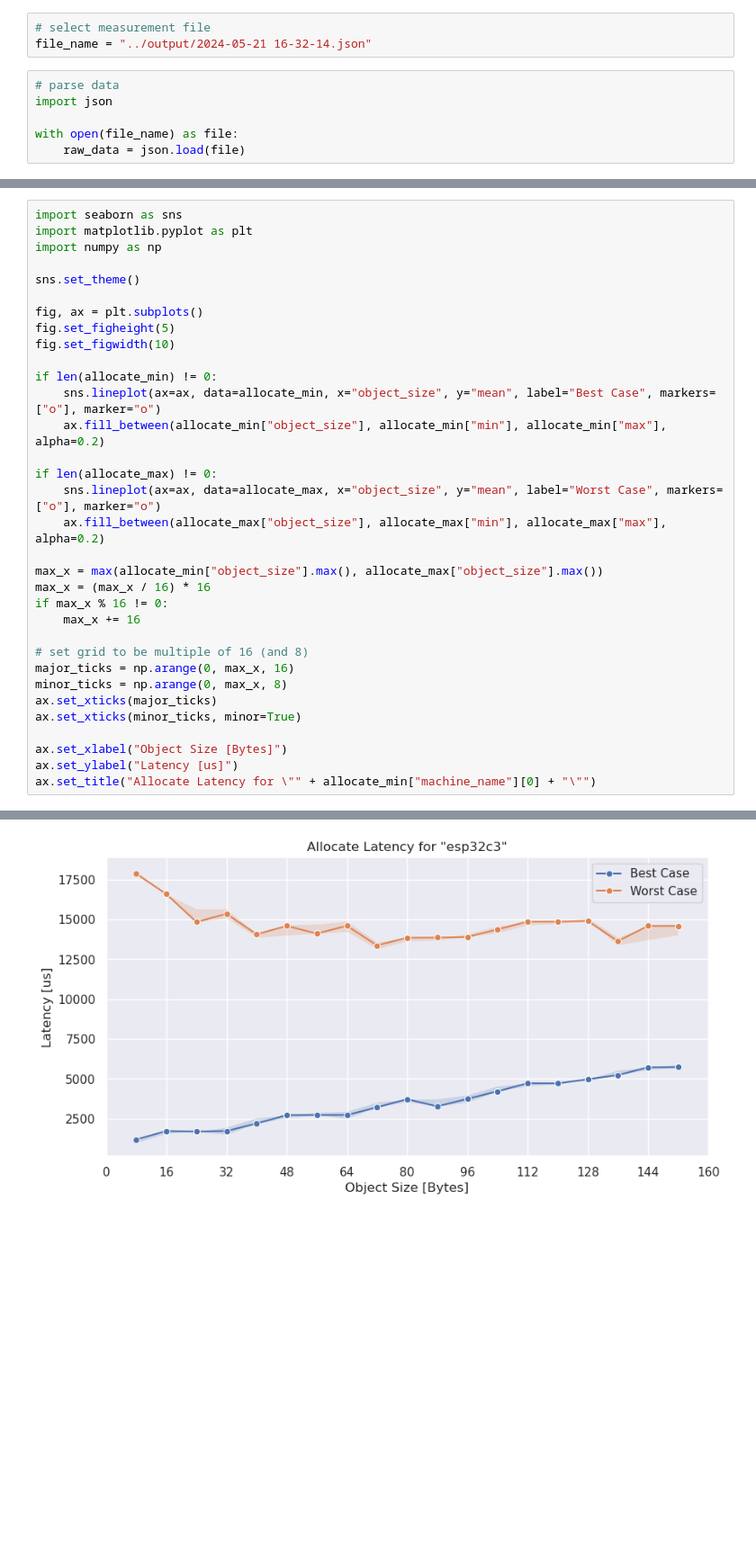
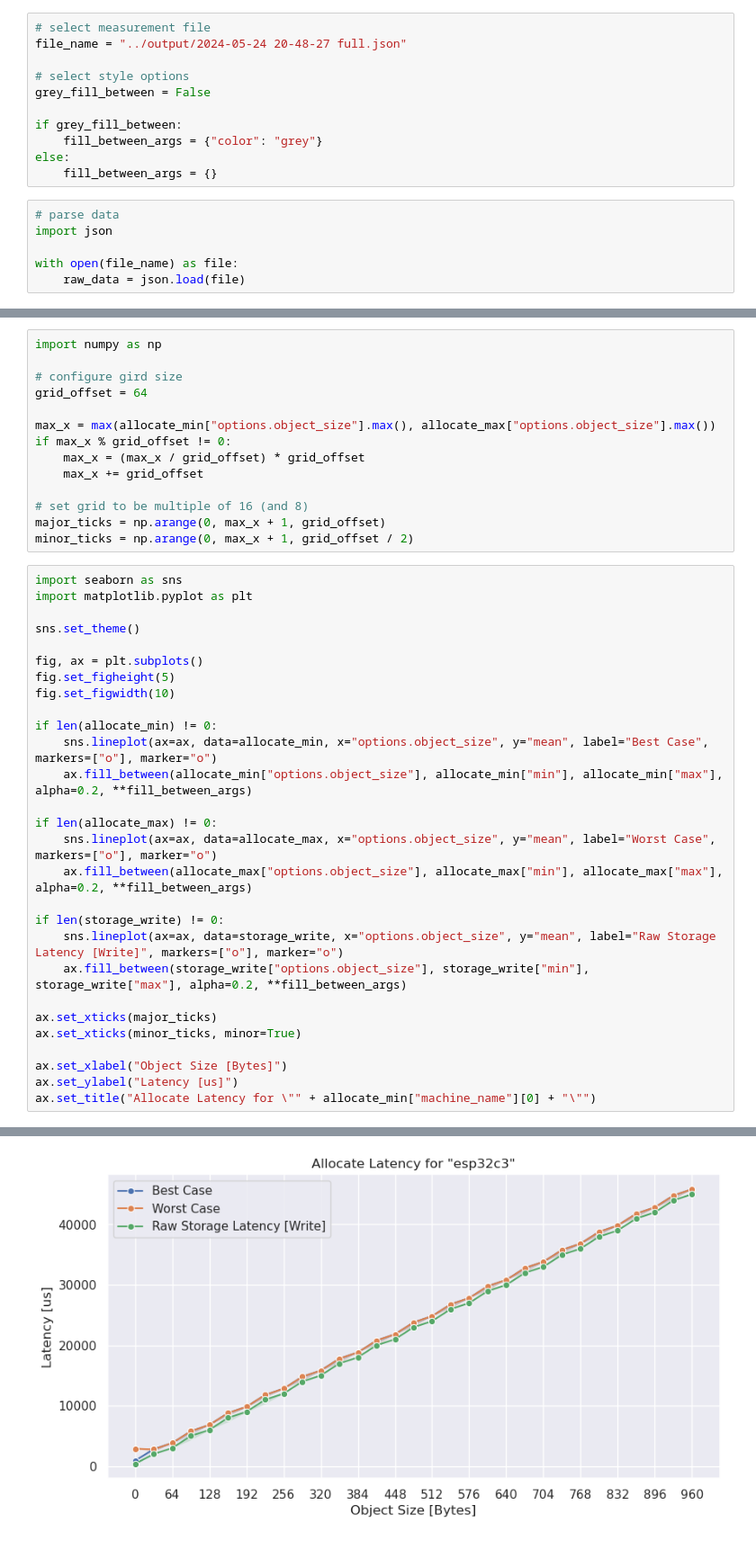
Before and after one commit to markus-gerber/vnv-heap, a Jupyter notebook: zephyr/vnv_heap_benchmark/analysis/allocate.ipynb, the cells around one changed output, grey strips where cells are left out. Shown at 90% size. Cells and saved outputs as stored; diff of their text form; blank space fills up the shorter version.

```diff
--- a/zephyr/vnv_heap_benchmark/analysis/allocate.ipynb
+++ b/zephyr/vnv_heap_benchmark/analysis/allocate.ipynb
@@ -2,7 +2,15 @@
 # Allocate Benchmarks
 # %%
 # select measurement file
-file_name = "../output/2024-05-21 16-32-14.json"
+file_name = "../output/2024-05-24 20-48-27 full.json"
+
+# select style options
+grey_fill_between = False
+
+if grey_fill_between:
+    fill_between_args = {"color": "grey"}
+else:
+    fill_between_args = {}
 # %%
 # parse data
 import json
@@ -43,36 +136,45 @@ allocate_max = to_mmm_data(allocate_max)
+# %%
+import numpy as np
+
+# configure gird size
+grid_offset = 64
+
+max_x = max(allocate_min["options.object_size"].max(), allocate_max["options.object_size"].max())
+if max_x % grid_offset != 0:
+    max_x = (max_x / grid_offset) * grid_offset
+    max_x += grid_offset
+
+# set grid to be multiple of 16 (and 8)
+major_ticks = np.arange(0, max_x + 1, grid_offset)
+minor_ticks = np.arange(0, max_x + 1, grid_offset / 2)
 # %%
 import seaborn as sns
 import matplotlib.pyplot as plt
-import numpy as np
 
 sns.set_theme()
 
 fig, ax = plt.subplots()
 fig.set_figheight(5)
 fig.set_figwidth(10)
 
 if len(allocate_min) != 0:
-    sns.lineplot(ax=ax, data=allocate_min, x="object_size", y="mean", label="Best Case", markers=["o"], marker="o")
-    ax.fill_between(allocate_min["object_size"], allocate_min["min"], allocate_min["max"], alpha=0.2)
+    sns.lineplot(ax=ax, data=allocate_min, x="options.object_size", y="mean", label="Best Case", markers=["o"], marker="o")
+    ax.fill_between(allocate_min["options.object_size"], allocate_min["min"], allocate_min["max"], alpha=0.2, **fill_between_args)
 
 if len(allocate_max) != 0:
-    sns.lineplot(ax=ax, data=allocate_max, x="object_size", y="mean", label="Worst Case", markers=["o"], marker="o")
-    ax.fill_between(allocate_max["object_size"], allocate_max["min"], allocate_max["max"], alpha=0.2)
+    sns.lineplot(ax=ax, data=allocate_max, x="options.object_size", y="mean", label="Worst Case", markers=["o"], marker="o")
+    ax.fill_between(allocate_max["options.object_size"], allocate_max["min"], allocate_max["max"], alpha=0.2, **fill_between_args)
 
-max_x = max(allocate_min["object_size"].max(), allocate_max["object_size"].max())
-max_x = (max_x / 16) * 16
-if max_x % 16 != 0:
-    max_x += 16
+if len(storage_write) != 0:
+    sns.lineplot(ax=ax, data=storage_write, x="options.object_size", y="mean", label="Raw Storage Latency [Write]", markers=["o"], marker="o")
+    ax.fill_between(storage_write["options.object_size"], storage_write["min"], storage_write["max"], alpha=0.2, **fill_between_args)
 
-# set grid to be multiple of 16 (and 8)
-major_ticks = np.arange(0, max_x, 16)
-minor_ticks = np.arange(0, max_x, 8)
 ax.set_xticks(major_ticks)
 ax.set_xticks(minor_ticks, minor=True)
 
 ax.set_xlabel("Object Size [Bytes]")
 ax.set_ylabel("Latency [us]")
 ax.set_title("Allocate Latency for \"" + allocate_min["machine_name"][0] + "\"")
 # %% [output]
 Text(0.5, 1.0, 'Allocate Latency for "esp32c3"')
-[figure, old version]
+[figure, new version]
```
Also changed, not shown: parts of 2 cells of this notebook, 27 other files.
